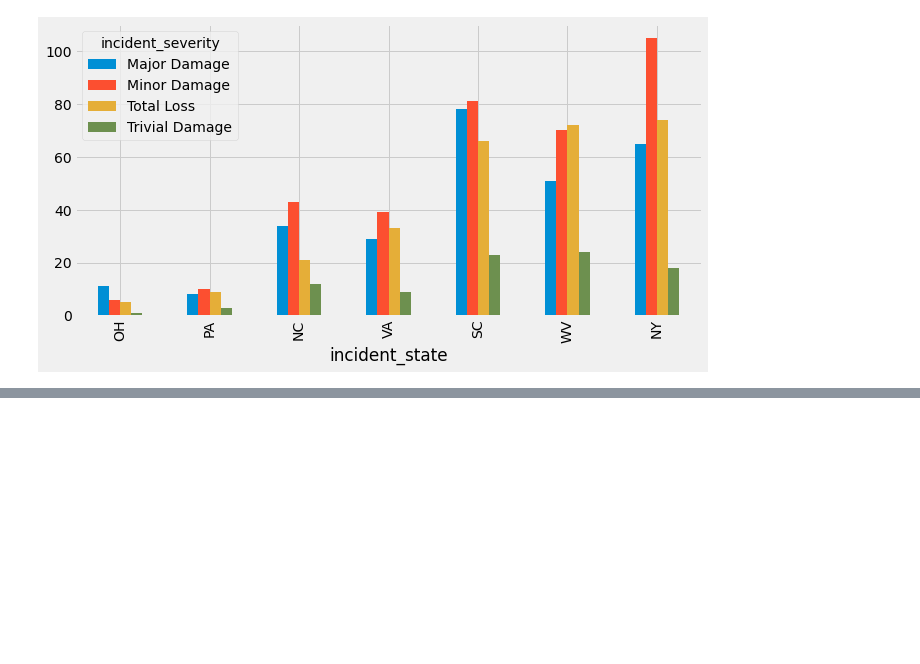
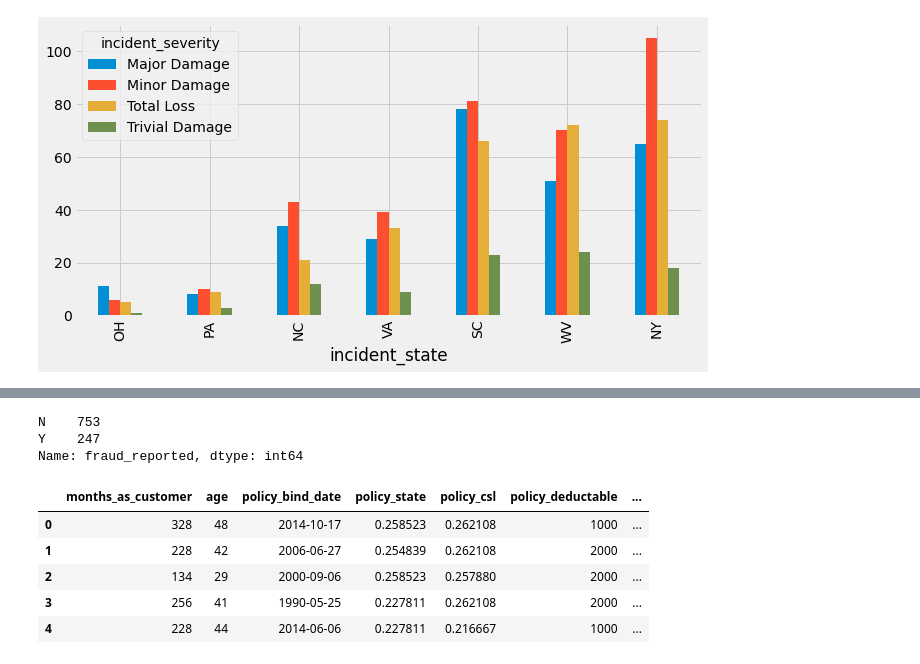
Before and after one commit to Shashank-Sundi/NOTEBOOKS, a Jupyter notebook: INSURANCE-CLAIM-FRAUD.ipynb, the cells around one changed output, grey strips where cells are left out. Cells and saved outputs as stored; diff of their text form; code cells hidden in the pictures; blank space fills up the shorter version.

```diff
--- a/INSURANCE-CLAIM-FRAUD.ipynb
+++ b/INSURANCE-CLAIM-FRAUD.ipynb
@@ -355,0 +375,19 @@ pd.crosstab(data['incident_state'], data['incident_severity']).sort_values('Tota
+# %%
+data.fraud_reported.value_counts()
+# %% [output]
+N    753
+Y    247
+Name: fraud_reported, dtype: int64
+# %%
+# One Hot Encoding
+
+sex_map={'MALE':1,'FEMALE':0}
+data.insured_sex=data.insured_sex.map(sex_map)
+
+yes_no_map={'YES':1,"NO":0}
+data.property_damage=data.property_damage.map(yes_no_map)
+
+data.police_report_available=data.police_report_available.map(yes_no_map)
+
+fraud_map={'Y':1,"N":0}
+data.fraud_reported=data.fraud_reported.map(fraud_map)
@@ -355,0 +434,34 @@ pd.crosstab(data['incident_state'], data['incident_severity']).sort_values('Tota
+# %%
+# Target Guided Ordinal Encoding
+
+occupation_map={j:i+5 for i,j in enumerate(data.groupby(["insured_occupation"])['fraud_reported'].mean().sort_values().index)}
+# occupation_map={'other-service': 5,'priv-house-serv': 6,'adm-clerical': 7,'handlers-cleaners': 8,'prof-specialty': 9,'protective-serv': 10,'machine-op-inspct': 11,'armed-forces': 12,'sales': 13,
+#                      'tech-support': 14,'transport-moving': 15,'craft-repair': 16,'farming-fishing': 17,'exec-managerial': 18}
+data.insured_occupation=data.insured_occupation.map(occupation_map)
+
+severity_map={j:i+5 for i,j in enumerate(data.groupby(["incident_severity"])['fraud_reported'].mean().sort_values().index)}
+# severity_map={'Trivial Damage': 5, 'Minor Damage': 6, 'Total Loss': 7, 'Major Damage': 8}
+data.incident_severity=data.incident_severity.map(severity_map)
+
+authorities_map={j:i+5 for i,j in enumerate(data.groupby(["authorities_contacted"])['fraud_reported'].mean().sort_values().index)}
+# authorities_map={'None': 5, 'Police': 6, 'Fire': 7, 'Ambulance': 8, 'Other': 9}
+data.authorities_contacted=data.authorities_contacted.map(authorities_map)
+# %%
+# Freq encoding
+
+incident_type_map=data.incident_type.value_counts().to_dict()
+data.incident_type=data.incident_type.map(incident_type_map)
+
+# Ordinal encoding
+
+education_map={'High School':1,'College':2,'Associate':3,'Masters':4,'JD':5,'MD':6,'PHD':7}
+data.insured_education_level=data.insured_education_level.map(education_map)
+# %%
+data.head()
+# %% [output]
+|  | months_as_customer | age | policy_bind_date | policy_state | policy_csl | policy_deductable | ... |
+| 0 | 328 | 48 | 2014-10-17 | 0.258523 | 0.262108 | 1000 | ... |
+| 1 | 228 | 42 | 2006-06-27 | 0.254839 | 0.262108 | 2000 | ... |
+| 2 | 134 | 29 | 2000-09-06 | 0.258523 | 0.257880 | 2000 | ... |
+| 3 | 256 | 41 | 1990-05-25 | 0.227811 | 0.262108 | 2000 | ... |
+| 4 | 228 | 44 | 2014-06-06 | 0.227811 | 0.216667 | 1000 | ... |
```
Also changed, not shown: parts of 4 cells of this notebook.
